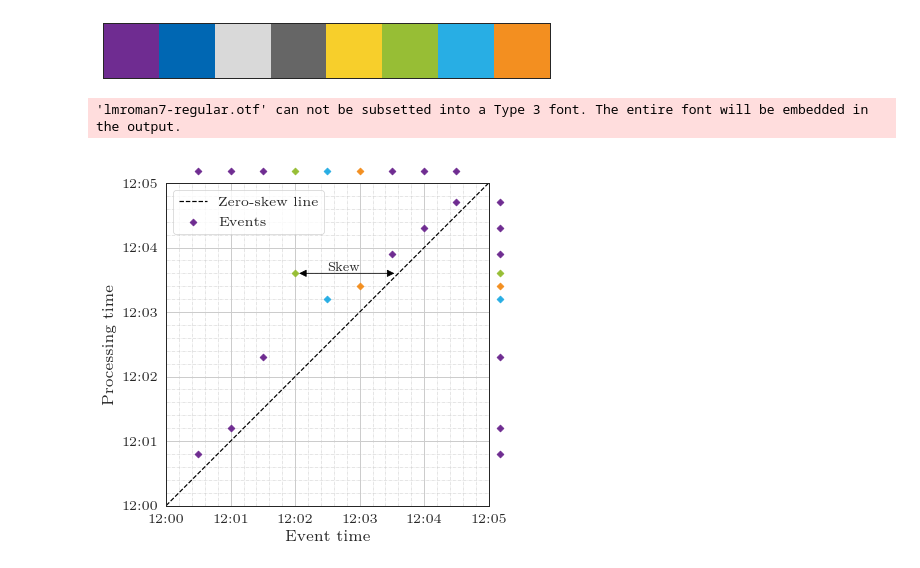
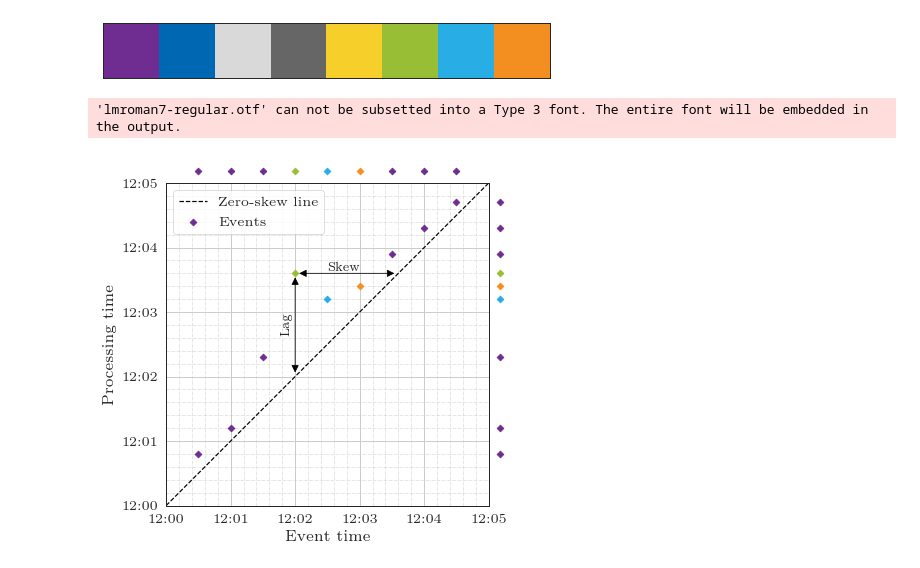
Before and after one commit to DominikStiller/dhbw-bt, a Jupyter notebook: plots/figures.ipynb, the cells around one changed output. Drawn from its saved outputs; the diff is of its cells as text; code cells hidden in the pictures.

Commit message:
Finish event processing section

```diff
--- a/plots/figures.ipynb
+++ b/plots/figures.ipynb
@@ -45,34 +45,40 @@ def plot_time_skew_events():
     do_scatter(ax_marginal_x, event_time, [0] * n)
     do_scatter(ax_marginal_y, [0] * n, processing_time)
 
     #  Skew
     ax_main.annotate("", xy=(event_time[3], processing_time[3]),
                     xytext=(processing_time[3], processing_time[3]),
                     arrowprops=dict(arrowstyle="<|-|>, head_length=0.4, head_width=0.2", color="black", shrinkA=4, shrinkB=4))
     ax_main.annotate("Skew", xy=(event_time[3]+0.5, processing_time[3]+0.04), size="small")
 
+    # Lag
+    ax_main.annotate("", xy=(event_time[3], processing_time[3]),
+                    xytext=(event_time[3], event_time[3]),
+                    arrowprops=dict(arrowstyle="<|-|>, head_length=0.4, head_width=0.2", color="black", shrinkA=4, shrinkB=4))
+    ax_main.annotate("Lag", xy=(event_time[3]-0.04, processing_time[3]-0.92), size="small", rotation=90, ha="right")
+
     # Formatting
     ax_main.set_xticks(range(0, 6))
     ax_main.set_xticklabels(["12:00", "12:01", "12:02", "12:03", "12:04", "12:05"])
     ax_main.set_ylabel("Processing time")
     ax_main.set_yticks(range(0, 6))
     ax_main.set_yticklabels(["12:00", "12:01", "12:02", "12:03", "12:04", "12:05"])
     ax_main.set_xlabel("Event time")
 
     ax_main.set_aspect("equal")
     ax_main.set_ylim([0, 5])
     ax_main.set_xlim([0, 5])
 
     ax_main.legend()
 
     plotter.add_grid(ax_main)
     plotter.apply_tight_layout(fig)
     plotter.save("background_time_skew_events")
 
 plot_time_skew_events()
 # %% [output]
 'lmroman7-regular.otf' can not be subsetted into a Type 3 font. The entire font will be embedded in the output.
-[figure, old version]
+[figure, new version]
 # %%
 def plot_time_skew_watermark():
     fig, axs = plotter.make_subplots(figsize=[6, 6])
```
Also changed, not shown: 22 other files.
